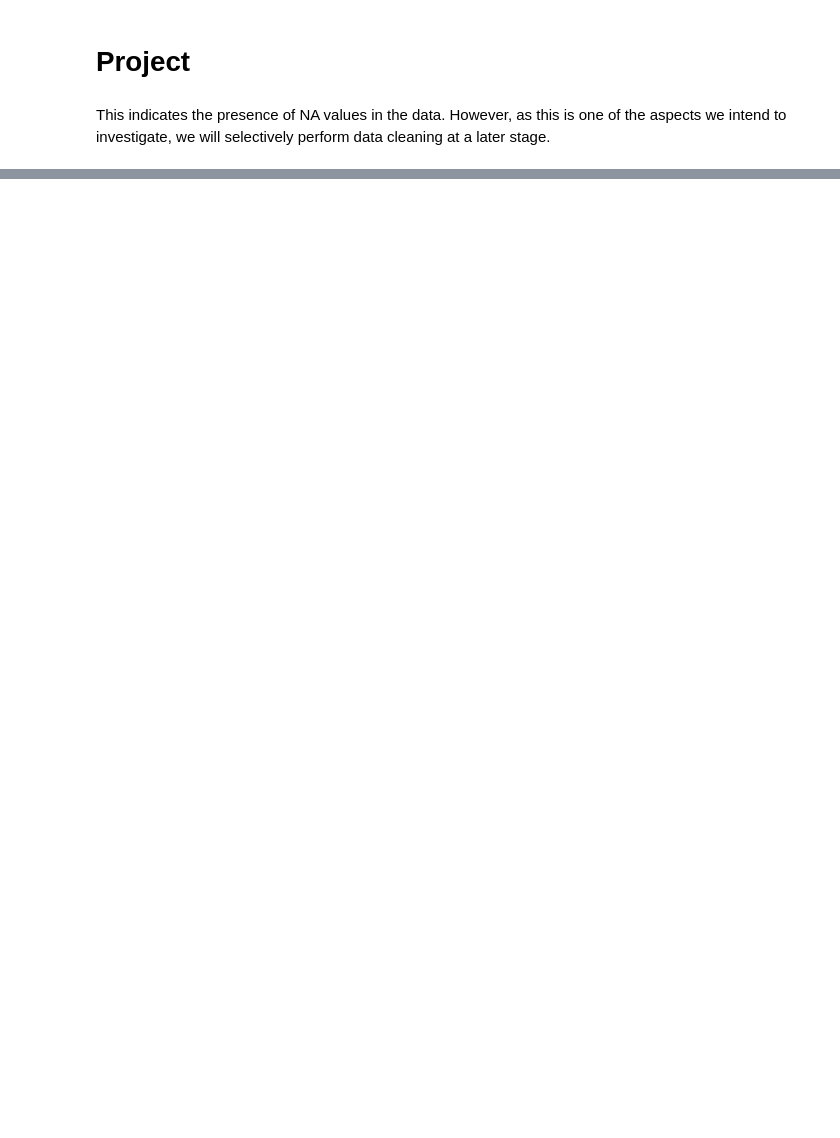
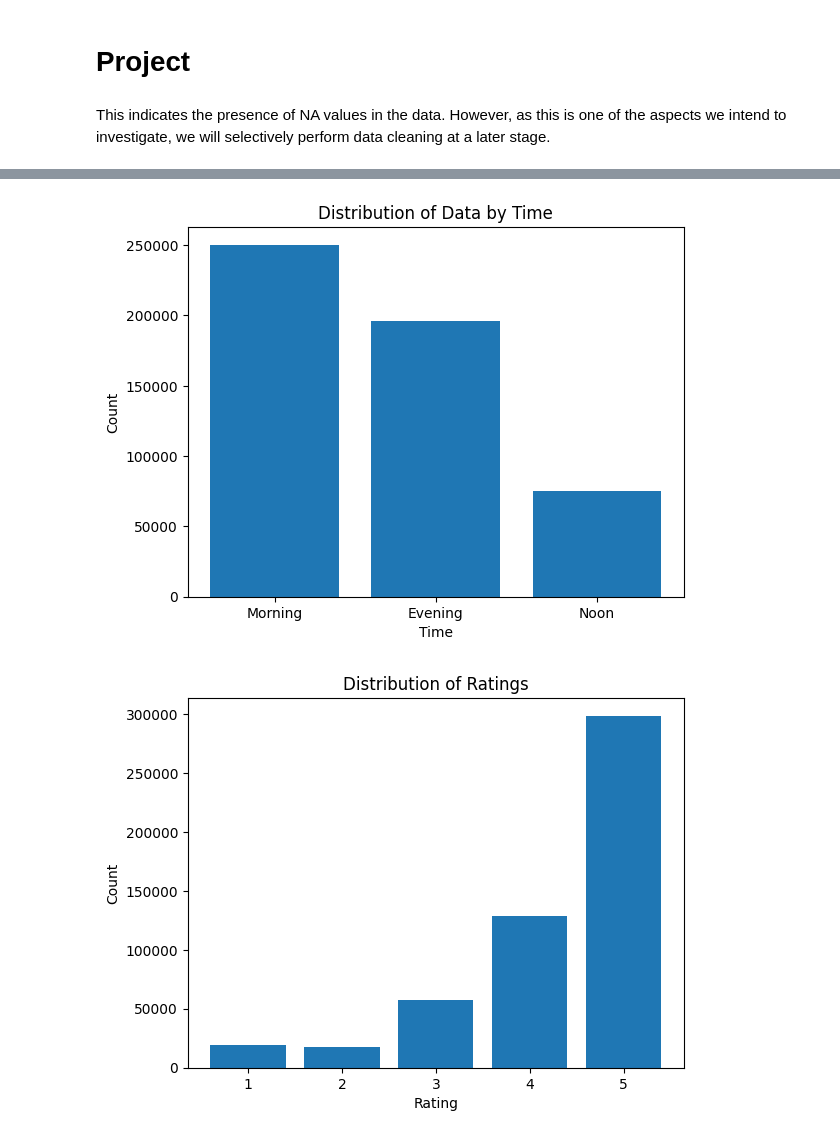
Before and after one commit to SkywingsWang/Masters-Degree-Dissertation, a Jupyter notebook: dissertation.ipynb, the cells around one changed output, grey strips where cells are left out. Cells and saved outputs as stored; diff of their text form; code cells hidden in the pictures; blank space fills up the shorter version.

Commit message:
data pre-prosessing

```diff
--- a/dissertation.ipynb
+++ b/dissertation.ipynb
@@ -5,7 +6,7 @@ import pandas as pd
 # %%
-path = "D:/OneDrive - University of Warwick/Dissertation/review-Alaska_10.json"
+path = 'D:/OneDrive - University of Warwick/Dissertation/review-Alaska_10.json'
 
-data_frame = pd.read_json(path, lines=True, encoding='utf-8')
+data_raw = pd.read_json(path, lines=True, encoding='utf-8')
 # %% [markdown]
 This indicates the presence of NA values in the data. However, as this is one of the aspects we intend to investigate, we will selectively perform data cleaning at a later stage.
 # %%
@@ -53,0 +75,11 @@ print(data_frame.head())
+# %%
+data_modified = (
+    data_raw
+    .assign(time=lambda x: pd.to_datetime(x['time'], unit='ms').dt.hour)
+    .assign(time=lambda x: pd.cut(x['time'], bins=[0, 8, 16, 24], labels=['Morning', 'Noon', 'Evening'], right=False))
+    .assign(time=lambda x: pd.Categorical(x['time']))
+    .assign(pics=lambda x: pd.Categorical(x['pics'].notnull().astype(int)))
+    .filter(['time', 'rating', 'pics'])
+)
+
+print(data_modified[:10])
@@ -53,0 +98,33 @@ print(data_frame.head())
+# %%
+# Count of data by time
+time_counts = data_modified['time'].value_counts()
+
+# Histogram for data distribution by time
+plt.bar(time_counts.index, time_counts.values)
+plt.xlabel('Time')
+plt.ylabel('Count')
+plt.title('Distribution of Data by Time')
+plt.show()
+
+# Count of data by rating
+rating_counts = data_modified['rating'].value_counts()
+
+# Bar chart for rating distribution
+plt.bar(rating_counts.index, rating_counts.values)
+plt.xlabel('Rating')
+plt.ylabel('Count')
+plt.title('Distribution of Ratings')
+plt.show()
+
+# Count of data by pics
+pics_counts = data_modified['pics'].value_counts()
+
+# Bar chart for pics distribution
+plt.bar(pics_counts.index, pics_counts.values)
+plt.xlabel('Pics')
+plt.ylabel('Count')
+plt.title('Distribution of Pics')
+plt.show()
+# %% [output]
+[figure, added]
+[figure, added]
```
Also changed, not shown: parts of 10 cells of this notebook.
